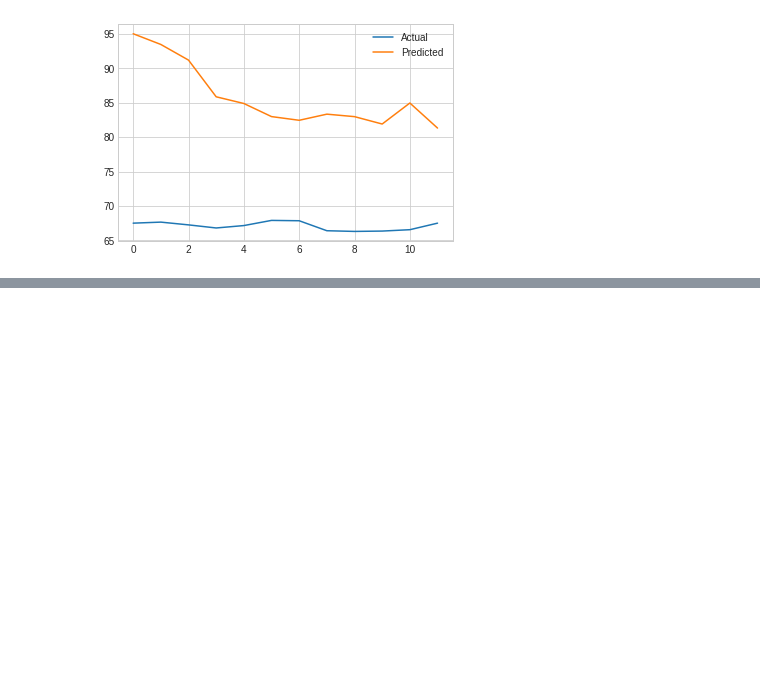
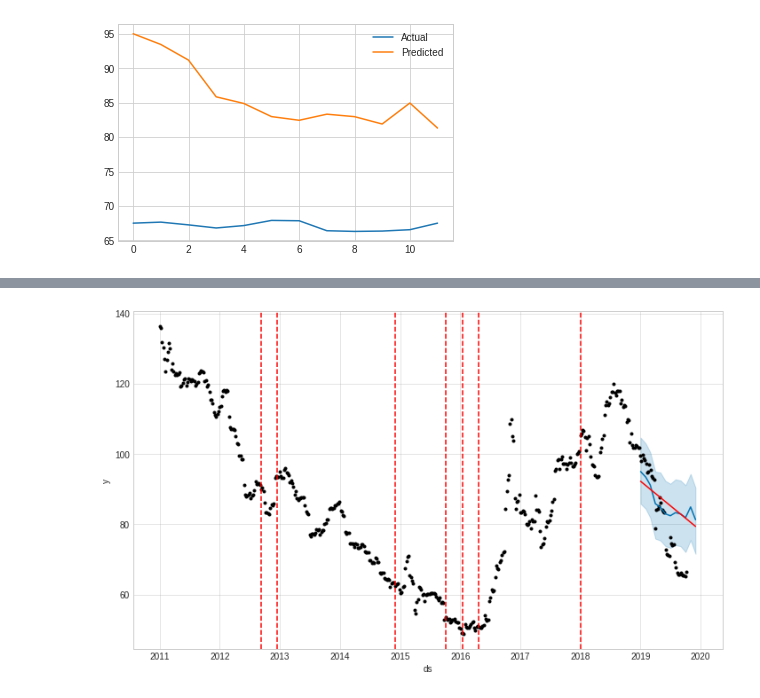
Before and after one commit to DoSungjin/black_coal_price, a Jupyter notebook: Prophet_blackcoal.ipynb, the cells around one changed output, grey strips where cells are left out. Saved outputs shown, nothing was run; the diff lists cells and outputs as text; code cells hidden in the pictures; blank space fills up the shorter version.

```diff
--- a/Prophet_blackcoal.ipynb
+++ b/Prophet_blackcoal.ipynb
@@ -256,0 +276,7 @@ pyplot.show()
+# %%
+from fbprophet.plot import add_changepoints_to_plot
+# changepoint_prior_scale = 0.05 (default)
+fig = model.plot(forecast)
+a = add_changepoints_to_plot(fig.gca(), model, forecast)
+# %% [output]
+[figure, added]
```
Also changed, not shown: parts of 21 cells of this notebook.
